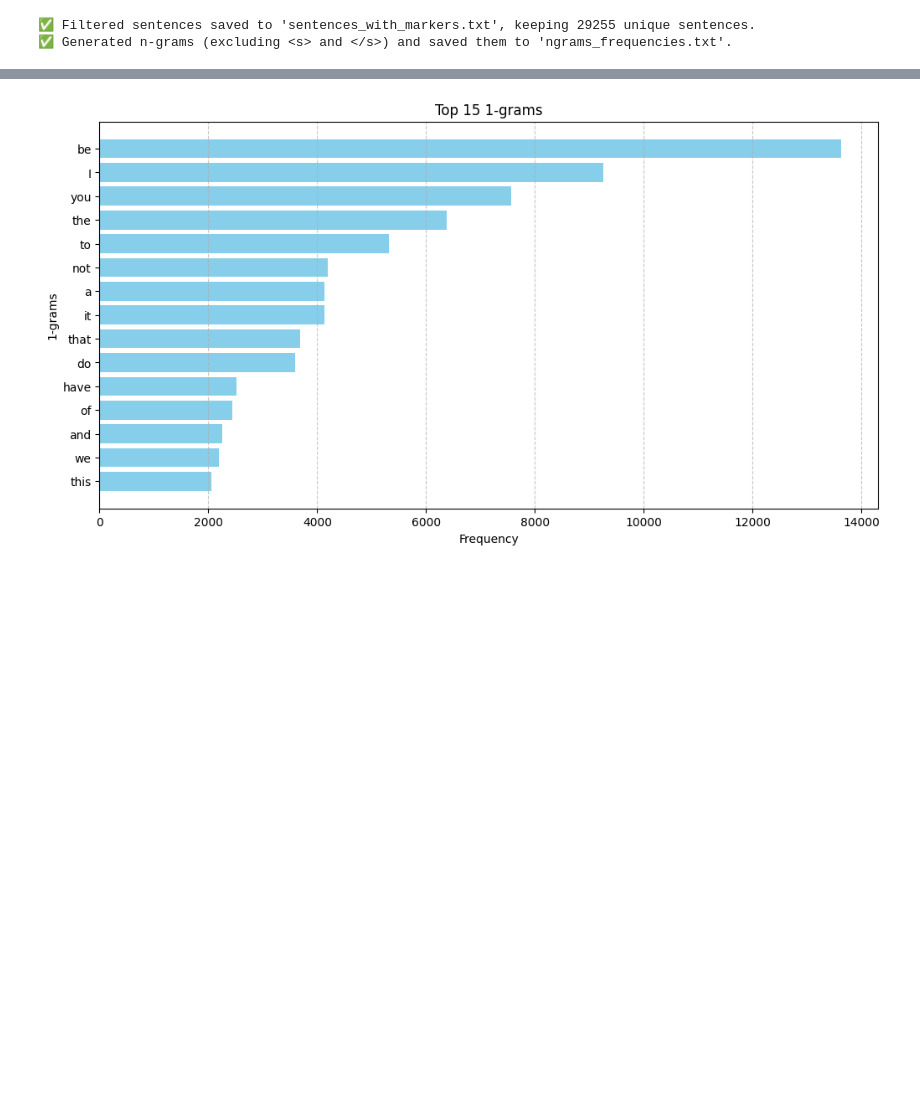
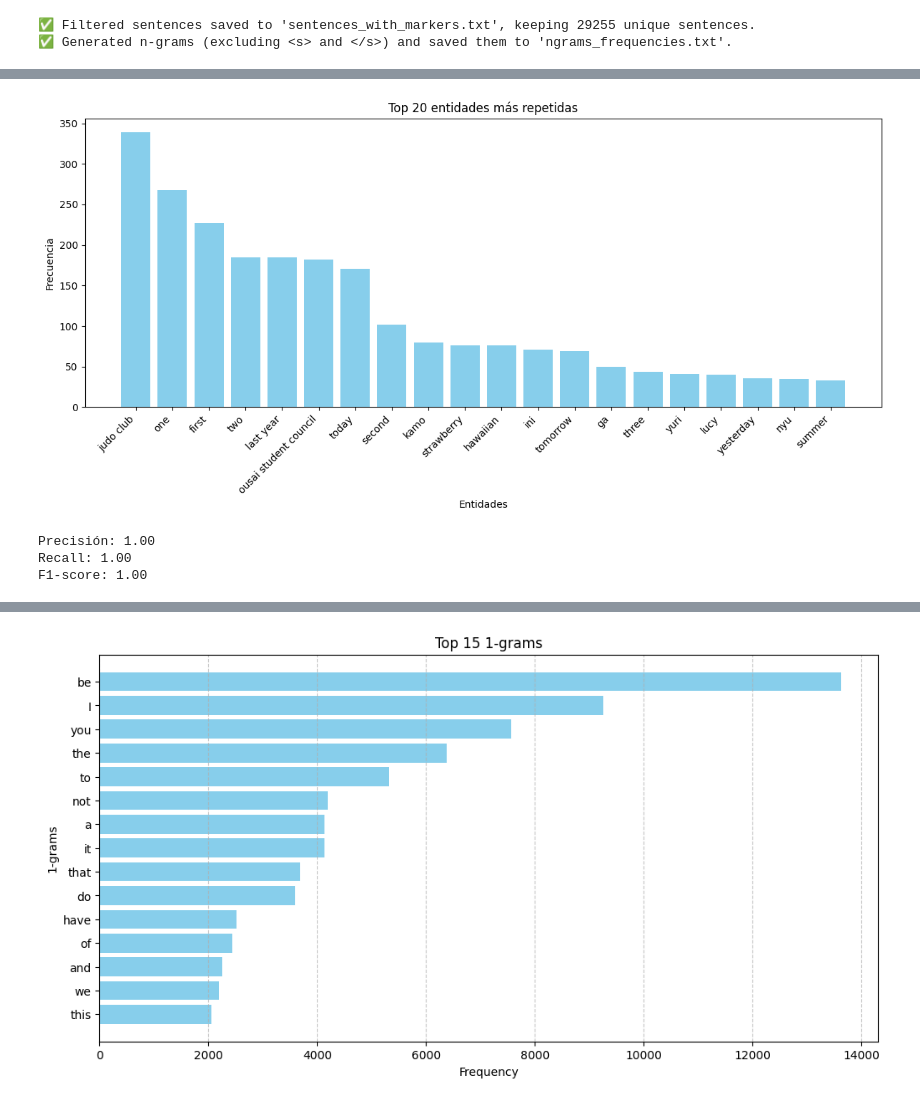
Before and after one commit to bramenn/jupyter, a Jupyter notebook: NLP/taller_1/anime-translation.ipynb, the cells around one changed output, grey strips where cells are left out. Drawn from its saved outputs; the diff is of its cells as text; code cells hidden in the pictures; blank space fills up the shorter version.

```diff
--- a/NLP/taller_1/anime-translation.ipynb
+++ b/NLP/taller_1/anime-translation.ipynb
@@ -1080,0 +1258,71 @@ generate_ngrams(output_file)
+# %%
+# Descargar y cargar el modelo de spaCy
+spacy.cli.download("en_core_web_sm")
+nlp_en = spacy.load("en_core_web_sm")
+
+# Directorio de archivos JSON
+directorio = "./animes_subs_sample"
+archivos_json = [f for f in os.listdir(directorio) if f.endswith(".json")]
+
+# Diccionarios para almacenar entidades y conteos
+entity_counts = defaultdict(int)
+recognized_entities = defaultdict(set)
+
+# Función NER que extrae entidades y las almacena usando el nombre del documento
+def ner(text, doc_name):
+    doc = nlp_en(text)
+    for ent in doc.ents:
+        entity_counts[ent.text] += 1
+        recognized_entities[doc_name].add(ent.text)
+        print(f"Documento: {doc_name} | Texto: {ent.text} - Etiqueta: {ent.label_}")
+
+# Procesar los archivos JSON (por ejemplo, hasta 500 archivos)
+for archivo in archivos_json[:500]:
+    ruta_completa = os.path.join(directorio, archivo)
+    with open(ruta_completa, "r", encoding="utf-8") as f:
+        contenido = json.load(f)
+        for l in contenido:
+            for key in l.keys():
+                ner(key, archivo)
+
+# En este ejemplo, usaremos los resultados obtenidos como "gold standard"
+# (Nota: en una evaluación real, el gold standard debería provenir de una anotación manual)
+gold_standard = dict(recognized_entities)
+
+# Graficar las 20 entidades más frecuentes
+top = 20
+top_entities = sorted(entity_counts.items(), key=lambda x: x[1], reverse=True)[:top]
+entidades, frecuencias = zip(*top_entities)
+
+plt.figure(figsize=(12, 6))
+plt.bar(entidades, frecuencias, color='skyblue')
+plt.xlabel('Entidades')
+plt.ylabel('Frecuencia')
+plt.title(f'Top {top} entidades más repetidas')
+plt.xticks(rotation=45, ha='right')
+plt.tight_layout()
+plt.show()
+
+# Evaluación: Calcular Precisión, Recall y F1-score
+# (Compararemos el gold standard con los mismos resultados, por lo que las métricas serán perfectas)
+y_true = []
+y_pred = []
+
+for doc, true_entities in gold_standard.items():
+    predicted_entities = recognized_entities.get(doc, set())
+    all_entities = true_entities | predicted_entities  # Unión de entidades
+
+    y_true.extend([1 if ent in true_entities else 0 for ent in all_entities])
+    y_pred.extend([1 if ent in predicted_entities else 0 for ent in all_entities])
+
+if y_true and y_pred:
+    precision = precision_score(y_true, y_pred, zero_division=0)
+    recall = recall_score(y_true, y_pred, zero_division=0)
+    f1 = f1_score(y_true, y_pred, zero_division=0)
+
+    print(f"Precisión: {precision:.2f}")
+    print(f"Recall: {recall:.2f}")
+    print(f"F1-score: {f1:.2f}")
+else:
+    print("No hay suficientes datos en el gold standard para calcular métricas.")
+# %% [output]
@@ -1081 +1346,5 @@ generate_ngrams(output_file)
+[figure, added]
+Precisión: 1.00
+Recall: 1.00
+F1-score: 1.00
 # %% [markdown]
```
Also changed, not shown: parts of 31 cells of this notebook.
